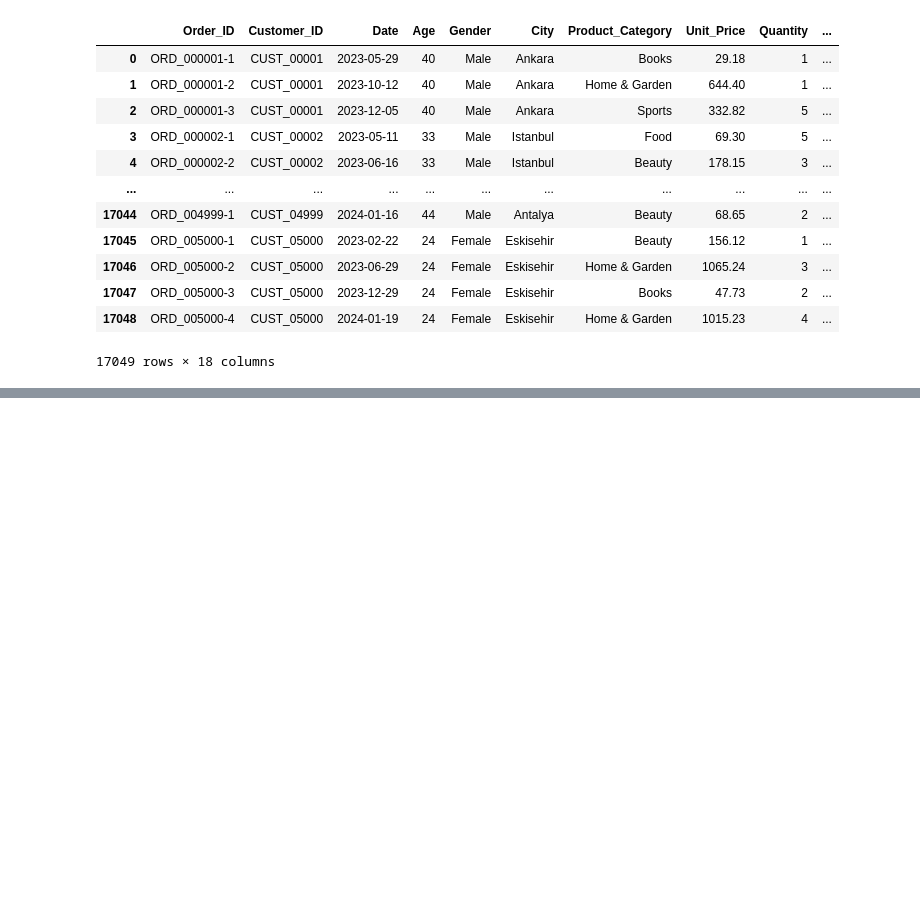
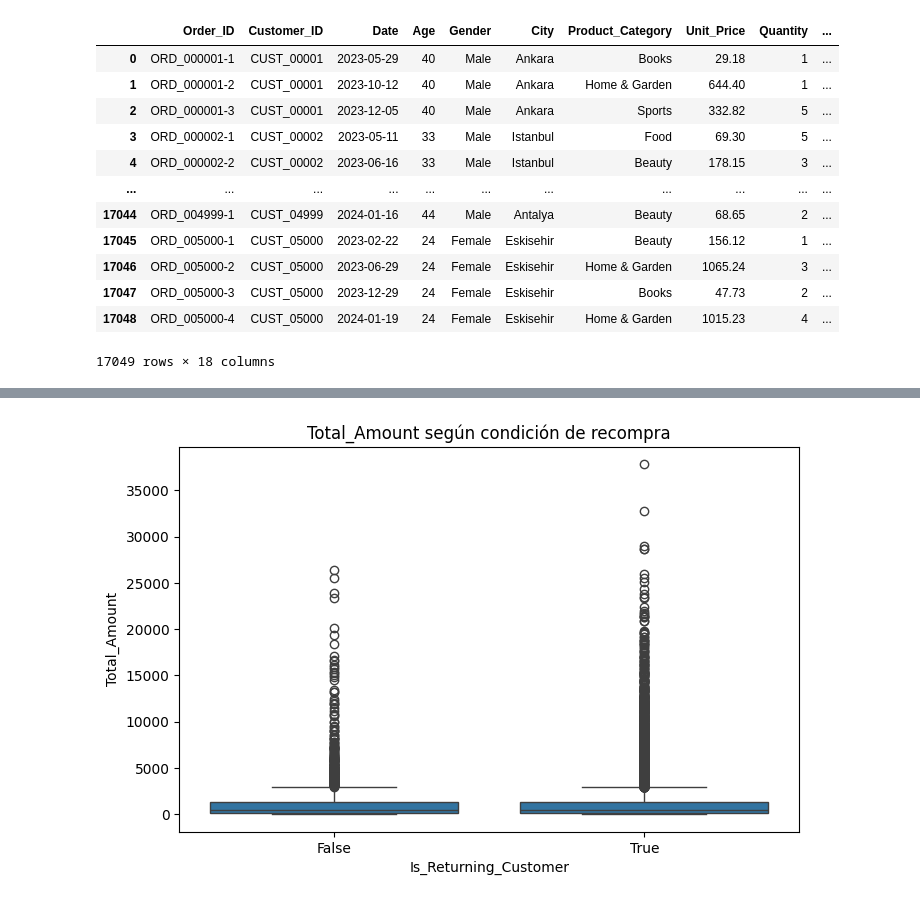
Before and after one commit to joseurquiza88/Proyecto-Data-Analytics, a Jupyter notebook: E-Commerce Business Analysis/02_E-Commerce Business Analysis.ipynb, the cells around one changed output, grey strips where cells are left out. Cells and saved outputs as stored; diff of their text form; code cells hidden in the pictures; blank space fills up the shorter version.

```diff
--- a/E-Commerce Business Analysis/02_E-Commerce Business Analysis.ipynb
+++ b/E-Commerce Business Analysis/02_E-Commerce Business Analysis.ipynb
@@ -145,4 +45,0 @@ max             25.000000         5.000000
-# %%
-#Configurar la fecha
-df["Date"] = pd.to_datetime(df["Date"])
-df
@@ -163,8 +45,0 @@ df
-# %%
-##### Algunas pregundas:
-# - ¿Hay valores negativos?
-# - ¿Discount_Amount > Unit_Price * Quantity?
-# - ¿Total_Amount está bien calculado?
-#Corroboramos que esta bien porque da practicamente 0: El Total_Amount está perfectamente calculado.
-df["calculated_total"] = df["Unit_Price"] * df["Quantity"] - df["Discount_Amount"]
-(df["calculated_total"] - df["Total_Amount"]).abs().sum()
@@ -481,0 +77,12 @@ Identificar qué caracteriza a los clientes de alto valor y cómo aumentar el in
+# %%
+# Recompra vs Facturación
+# Queremos ver si los clientes recurrentes generan mayor ticket.
+
+df.groupby("Is_Returning_Customer")["Total_Amount"].agg(["mean", "median", "std", "count"])
+
+plt.figure(figsize=(8,5))
+sns.boxplot(x="Is_Returning_Customer", y="Total_Amount", data=df)
+plt.title("Total_Amount según condición de recompra")
+plt.show()
+# %% [output]
+[figure, added]
```
Also changed, not shown: parts of 51 cells of this notebook, 1 other file.
